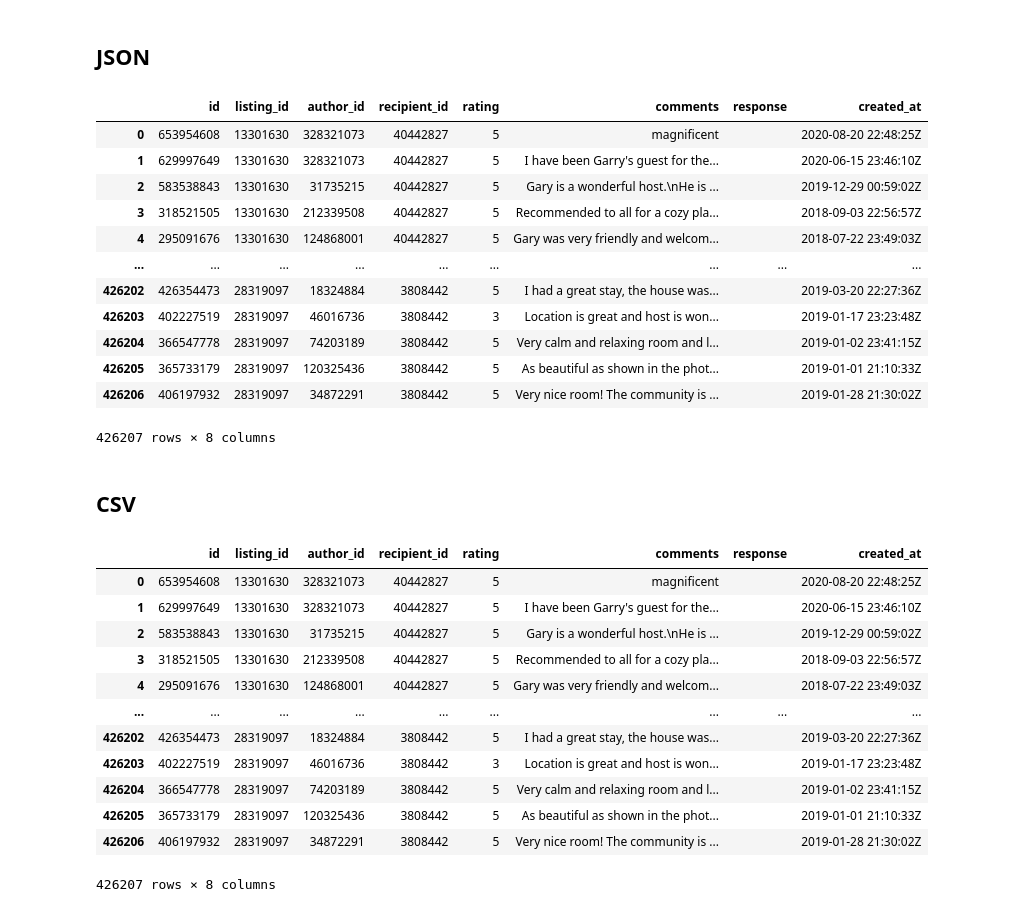
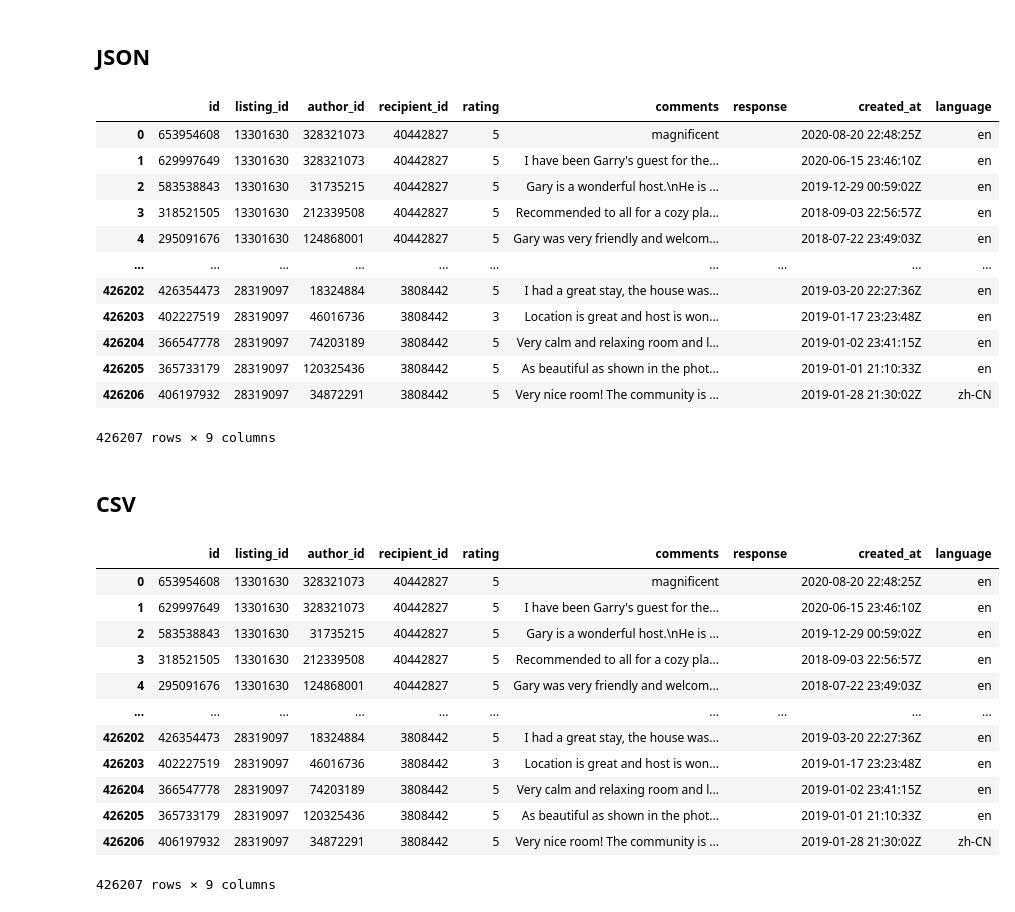
Before and after one commit to twlim1/203_final, a Jupyter notebook: data_sources/airbnb/airbnb_data_select.ipynb, the cells around one changed output. Saved outputs shown, nothing was run; the diff lists cells and outputs as text; code cells hidden in the pictures.

Commit message:
Add language to Airbnb reviews

```diff
--- a/data_sources/airbnb/airbnb_data_select.ipynb
+++ b/data_sources/airbnb/airbnb_data_select.ipynb
@@ -400,25 +400,25 @@ reviews
 ## JSON
 # %%
 columns = [
-    'id', 'listing_id', 'author_id', 'recipient_id', 'rating', 'comments', 'response', 'created_at'
+    'id', 'listing_id', 'author_id', 'recipient_id', 'rating', 'comments', 'response', 'created_at', 'language'
 ]
 reviews_sub = reviews[columns].copy()
 reviews_sub['created_at'] = reviews_sub.created_at.apply(lambda x: str(x).replace('+00:00','Z'))
 reviews_sub
 # %% [output]
-|  | id | listing_id | author_id | recipient_id | rating | comments | response | created_at |
-| 0 | 653954608 | 13301630 | 328321073 | 40442827 | 5 | magnificent |  | 2020-08-20 22:48:25Z |
-| 1 | 629997649 | 13301630 | 328321073 | 40442827 | 5 | I have been Garry's guest for the... |  | 2020-06-15 23:46:10Z |
-| 2 | 583538843 | 13301630 | 31735215 | 40442827 | 5 | Gary is a wonderful host.\nHe is ... |  | 2019-12-29 00:59:02Z |
-| 3 | 318521505 | 13301630 | 212339508 | 40442827 | 5 | Recommended to all for a cozy pla... |  | 2018-09-03 22:56:57Z |
-| 4 | 295091676 | 13301630 | 124868001 | 40442827 | 5 | Gary was very friendly and welcom... |  | 2018-07-22 23:49:03Z |
-| ... | ... | ... | ... | ... | ... | ... | ... | ... |
-| 426202 | 426354473 | 28319097 | 18324884 | 3808442 | 5 | I had a great stay, the house was... |  | 2019-03-20 22:27:36Z |
-| 426203 | 402227519 | 28319097 | 46016736 | 3808442 | 3 | Location is great and host is won... |  | 2019-01-17 23:23:48Z |
-| 426204 | 366547778 | 28319097 | 74203189 | 3808442 | 5 | Very calm and relaxing room and l... |  | 2019-01-02 23:41:15Z |
-| 426205 | 365733179 | 28319097 | 120325436 | 3808442 | 5 | As beautiful as shown in the phot... |  | 2019-01-01 21:10:33Z |
-| 426206 | 406197932 | 28319097 | 34872291 | 3808442 | 5 | Very nice room! The community is ... |  | 2019-01-28 21:30:02Z |
+|  | id | listing_id | author_id | recipient_id | rating | comments | response | created_at | language |
+| 0 | 653954608 | 13301630 | 328321073 | 40442827 | 5 | magnificent |  | 2020-08-20 22:48:25Z | en |
+| 1 | 629997649 | 13301630 | 328321073 | 40442827 | 5 | I have been Garry's guest for the... |  | 2020-06-15 23:46:10Z | en |
+| 2 | 583538843 | 13301630 | 31735215 | 40442827 | 5 | Gary is a wonderful host.\nHe is ... |  | 2019-12-29 00:59:02Z | en |
+| 3 | 318521505 | 13301630 | 212339508 | 40442827 | 5 | Recommended to all for a cozy pla... |  | 2018-09-03 22:56:57Z | en |
+| 4 | 295091676 | 13301630 | 124868001 | 40442827 | 5 | Gary was very friendly and welcom... |  | 2018-07-22 23:49:03Z | en |
+| ... | ... | ... | ... | ... | ... | ... | ... | ... | ... |
+| 426202 | 426354473 | 28319097 | 18324884 | 3808442 | 5 | I had a great stay, the house was... |  | 2019-03-20 22:27:36Z | en |
+| 426203 | 402227519 | 28319097 | 46016736 | 3808442 | 3 | Location is great and host is won... |  | 2019-01-17 23:23:48Z | en |
+| 426204 | 366547778 | 28319097 | 74203189 | 3808442 | 5 | Very calm and relaxing room and l... |  | 2019-01-02 23:41:15Z | en |
+| 426205 | 365733179 | 28319097 | 120325436 | 3808442 | 5 | As beautiful as shown in the phot... |  | 2019-01-01 21:10:33Z | en |
+| 426206 | 406197932 | 28319097 | 34872291 | 3808442 | 5 | Very nice room! The community is ... |  | 2019-01-28 21:30:02Z | zh-CN |
-426207 rows × 8 columns
+426207 rows × 9 columns
 # %%
 reviews_dict = reviews_sub.to_dict(orient='records')
 reviews_dict = [{k: v for k, v in d.items() if v != ""} for d in reviews_dict]
@@ -428,7 +428,7 @@ save_listings(reviews_dict, os.path.join(data_path, 'airbnb_reviews.json'))
 ## CSV
 # %%
 columns = [
-    'id', 'listing_id', 'author_id', 'recipient_id', 'rating', 'comments', 'response', 'created_at'
+    'id', 'listing_id', 'author_id', 'recipient_id', 'rating', 'comments', 'response', 'created_at', 'language'
 ]
 reviews_sub = reviews[columns].copy()
 reviews_sub['created_at'] = reviews_sub.created_at.apply(lambda x: str(x).replace('+00:00','Z'))
@@ -438,18 +438,18 @@ reviews_sub['response'] = reviews_sub['response'].apply(lambda x: x.replace('\n'
 reviews_sub['response'] = reviews_sub['response'].apply(lambda x: x.replace('\r', '\\r'))
 reviews_sub
 # %% [output]
-|  | id | listing_id | author_id | recipient_id | rating | comments | response | created_at |
-| 0 | 653954608 | 13301630 | 328321073 | 40442827 | 5 | magnificent |  | 2020-08-20 22:48:25Z |
-| 1 | 629997649 | 13301630 | 328321073 | 40442827 | 5 | I have been Garry's guest for the... |  | 2020-06-15 23:46:10Z |
-| 2 | 583538843 | 13301630 | 31735215 | 40442827 | 5 | Gary is a wonderful host.\nHe is ... |  | 2019-12-29 00:59:02Z |
-| 3 | 318521505 | 13301630 | 212339508 | 40442827 | 5 | Recommended to all for a cozy pla... |  | 2018-09-03 22:56:57Z |
-| 4 | 295091676 | 13301630 | 124868001 | 40442827 | 5 | Gary was very friendly and welcom... |  | 2018-07-22 23:49:03Z |
-| ... | ... | ... | ... | ... | ... | ... | ... | ... |
-| 426202 | 426354473 | 28319097 | 18324884 | 3808442 | 5 | I had a great stay, the house was... |  | 2019-03-20 22:27:36Z |
-| 426203 | 402227519 | 28319097 | 46016736 | 3808442 | 3 | Location is great and host is won... |  | 2019-01-17 23:23:48Z |
-| 426204 | 366547778 | 28319097 | 74203189 | 3808442 | 5 | Very calm and relaxing room and l... |  | 2019-01-02 23:41:15Z |
-| 426205 | 365733179 | 28319097 | 120325436 | 3808442 | 5 | As beautiful as shown in the phot... |  | 2019-01-01 21:10:33Z |
-| 426206 | 406197932 | 28319097 | 34872291 | 3808442 | 5 | Very nice room! The community is ... |  | 2019-01-28 21:30:02Z |
+|  | id | listing_id | author_id | recipient_id | rating | comments | response | created_at | language |
+| 0 | 653954608 | 13301630 | 328321073 | 40442827 | 5 | magnificent |  | 2020-08-20 22:48:25Z | en |
+| 1 | 629997649 | 13301630 | 328321073 | 40442827 | 5 | I have been Garry's guest for the... |  | 2020-06-15 23:46:10Z | en |
+| 2 | 583538843 | 13301630 | 31735215 | 40442827 | 5 | Gary is a wonderful host.\nHe is ... |  | 2019-12-29 00:59:02Z | en |
+| 3 | 318521505 | 13301630 | 212339508 | 40442827 | 5 | Recommended to all for a cozy pla... |  | 2018-09-03 22:56:57Z | en |
+| 4 | 295091676 | 13301630 | 124868001 | 40442827 | 5 | Gary was very friendly and welcom... |  | 2018-07-22 23:49:03Z | en |
+| ... | ... | ... | ... | ... | ... | ... | ... | ... | ... |
+| 426202 | 426354473 | 28319097 | 18324884 | 3808442 | 5 | I had a great stay, the house was... |  | 2019-03-20 22:27:36Z | en |
+| 426203 | 402227519 | 28319097 | 46016736 | 3808442 | 3 | Location is great and host is won... |  | 2019-01-17 23:23:48Z | en |
+| 426204 | 366547778 | 28319097 | 74203189 | 3808442 | 5 | Very calm and relaxing room and l... |  | 2019-01-02 23:41:15Z | en |
+| 426205 | 365733179 | 28319097 | 120325436 | 3808442 | 5 | As beautiful as shown in the phot... |  | 2019-01-01 21:10:33Z | en |
+| 426206 | 406197932 | 28319097 | 34872291 | 3808442 | 5 | Very nice room! The community is ... |  | 2019-01-28 21:30:02Z | zh-CN |
-426207 rows × 8 columns
+426207 rows × 9 columns
 # %%
 reviews_sub.to_csv(os.path.join(data_path, 'airbnb_reviews.csv'), index=False, na_rep=None)
```
Also changed, not shown: 1 other file.
